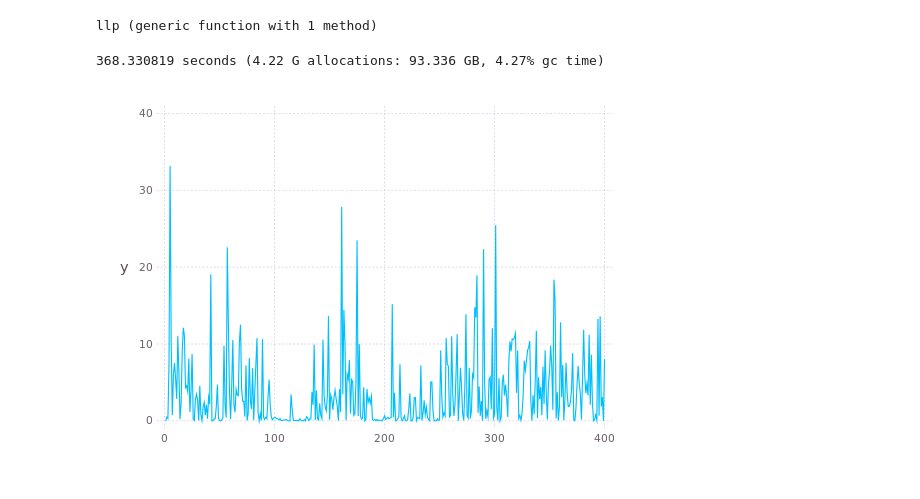
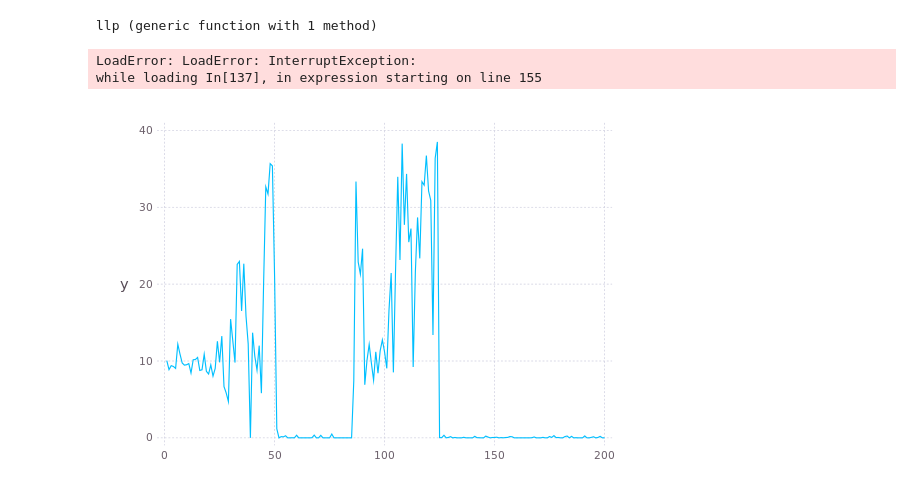
Before and after one commit to thewart/sparse_normal_categorical, a Jupyter notebook: Notebooks/poissonpsbpmtest.ipynb, the cells around one changed output. Saved outputs shown, nothing was run; the diff lists cells and outputs as text; code cells hidden in the pictures.

```diff
--- a/Notebooks/poissonpsbpmtest.ipynb
+++ b/Notebooks/poissonpsbpmtest.ipynb
@@ -14,14 +18,15 @@ end
 # %% [output]
 llp (generic function with 1 method)
 # %%
-@time out = psbpm(y,[],llp,sample_poisson,prior,0,100,40000);
+@time out = psbpm(y,[],llp,sample_poisson,prior,0,100,20000);
 out[:B] = reshape(out[:B],size(out[:B])[2:3]);
 # %% [output]
-368.330819 seconds (4.22 G allocations: 93.336 GB, 4.27% gc time)
+LoadError: LoadError: InterruptException:
+while loading In[137], in expression starting on line 155
 # %%
-plot(y=out[:theta][6,:],Geom.line)
+plot(y=out[:theta][4,:],Geom.line)
 # %% [output]
-[figure, old version]
+[figure, new version]
 # %%
 plot(y=mapslices(x -> length(unique(x)),out[:z],1),Geom.line)
 # %% [output]
```
Also changed, not shown: parts of 5 cells of this notebook, 1 other file.
